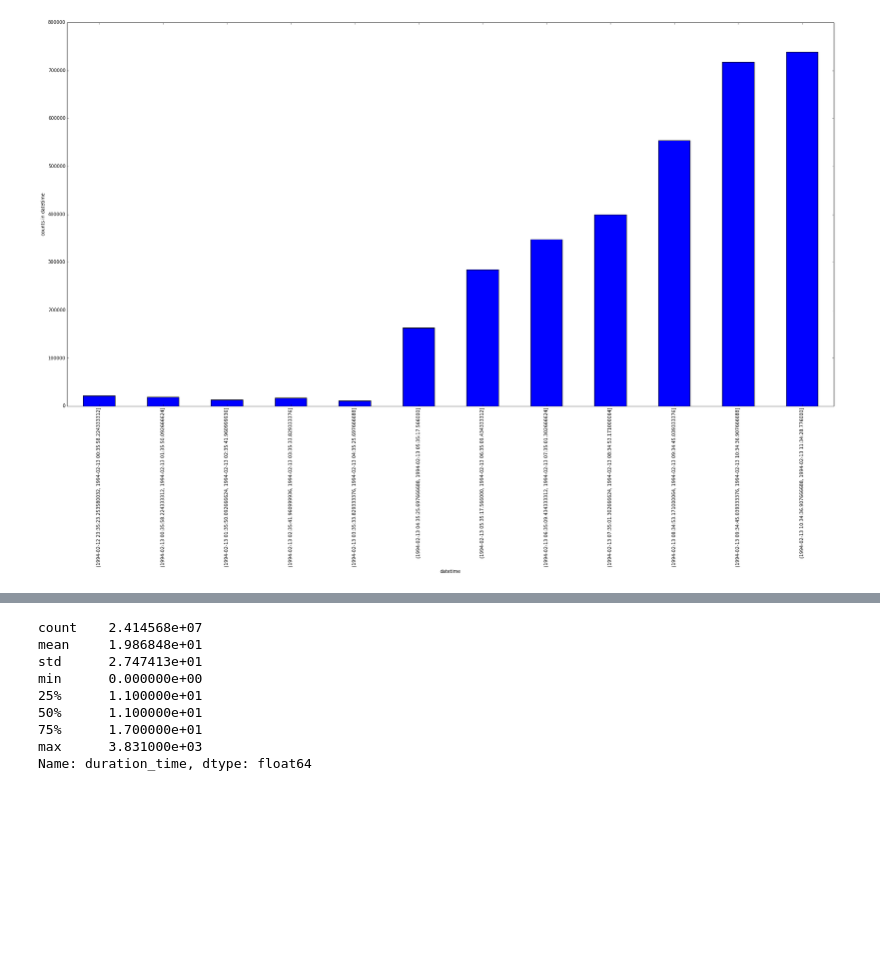
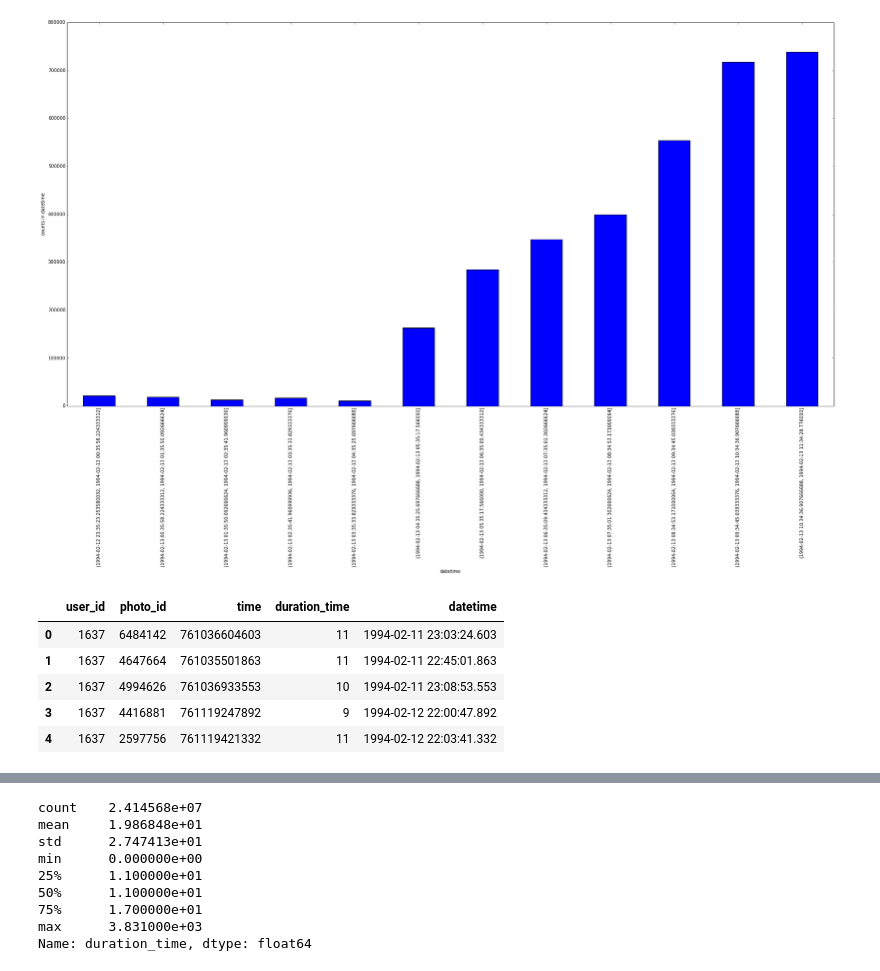
Before and after one commit to kitianFresh/kuaishou, a Jupyter notebook: features/eda2.ipynb, the cells around one changed output, grey strips where cells are left out. Cells and saved outputs as stored; diff of their text form; code cells hidden in the pictures; blank space fills up the shorter version.

```diff
--- a/features/eda2.ipynb
+++ b/features/eda2.ipynb
@@ -535,3 +537,12 @@ plot_data_cut(user_item_data.iloc[:num_train], 'datetime', 36)
 plot_data_cut(user_item_data.iloc[num_train:], 'datetime', 12)
 # %% [output]
 [figure]
+# %%
+user_item_data.head()
+# %% [output]
+|  | user_id | photo_id | time | duration_time | datetime |
+| 0 | 1637 | 6484142 | 761036604603 | 11 | 1994-02-11 23:03:24.603 |
+| 1 | 1637 | 4647664 | 761035501863 | 11 | 1994-02-11 22:45:01.863 |
+| 2 | 1637 | 4994626 | 761036933553 | 10 | 1994-02-11 23:08:53.553 |
+| 3 | 1637 | 4416881 | 761119247892 | 9 | 1994-02-12 22:00:47.892 |
+| 4 | 1637 | 2597756 | 761119421332 | 11 | 1994-02-12 22:03:41.332 |
```
Also changed, not shown: parts of 16 cells of this notebook, 5 other files.
